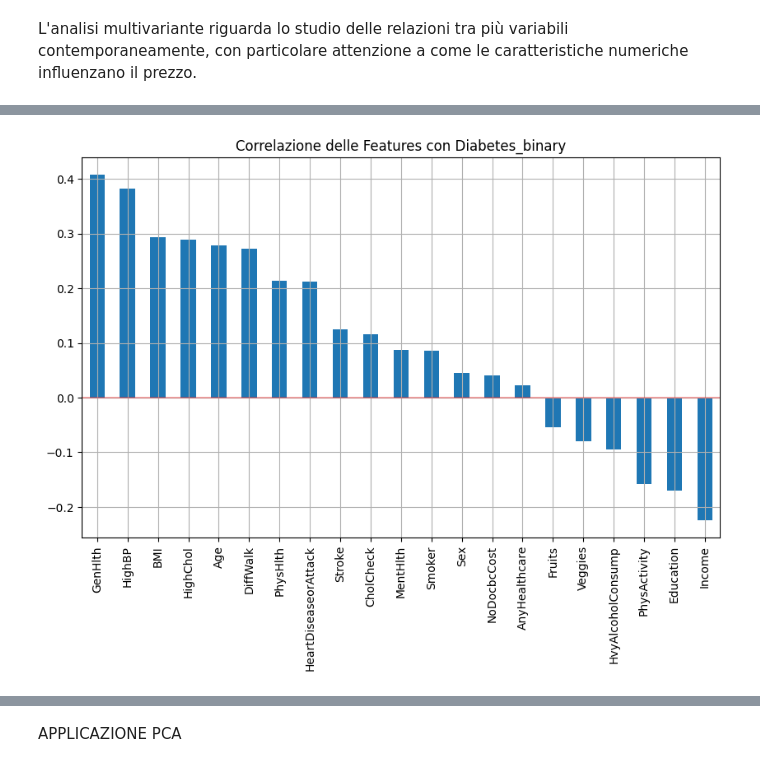
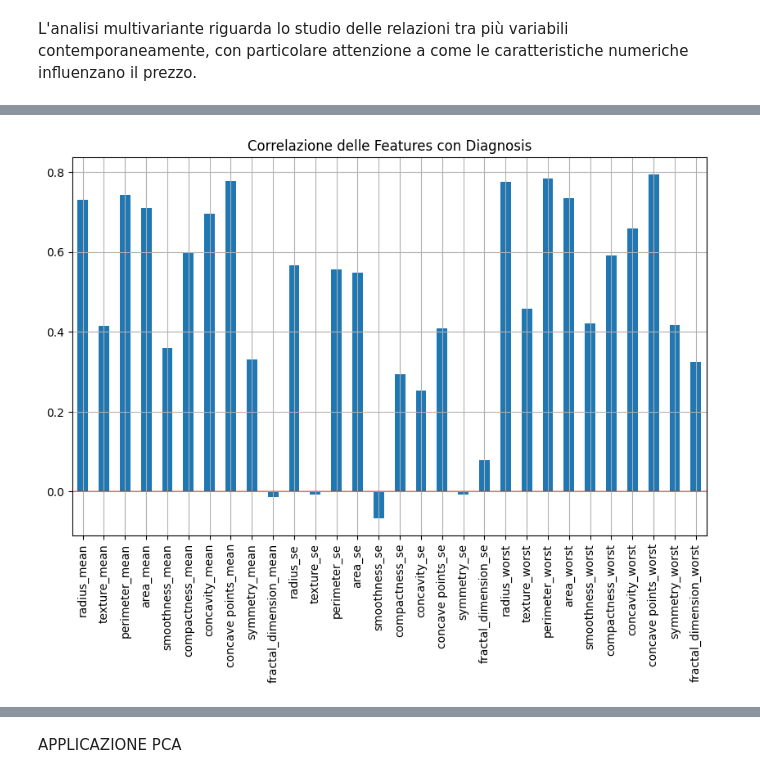
Before and after one commit to NIKFIORE/Progetto-Machine-Learning, a Jupyter notebook: Progetto.ipynb, the cells around one changed output, grey strips where cells are left out. Drawn from its saved outputs; the diff is of its cells as text; code cells hidden in the pictures.

```diff
--- a/Progetto.ipynb
+++ b/Progetto.ipynb
@@ -242,0 +259,5 @@ plt.show()
+# %%
+# Correlazione con il target
+correlation_with_target = correlation_matrix['diagnosis'].drop('diagnosis')
+print("\nCorrelazione delle features con la diagnosi PCOS:")
+print(correlation_with_target)
@@ -243,10 +282,10 @@ plt.show()
 # %%
 # Visualizzazione grafica delle correlazioni con il target
 plt.figure(figsize=(10, 6))
-diabetes_correlation.drop('Diabetes_binary').plot(kind='bar')
-plt.title('Correlazione delle Features con Diabetes_binary')
+correlation_with_target.plot(kind='bar')
+plt.title('Correlazione delle Features con Diagnosis')
 plt.axhline(y=0, color='r', linestyle='-', alpha=0.3)
 plt.grid(True)
 plt.show()
 # %% [output]
-[figure, old version]
+[figure, new version]
```
Also changed, not shown: parts of 23 cells of this notebook.
